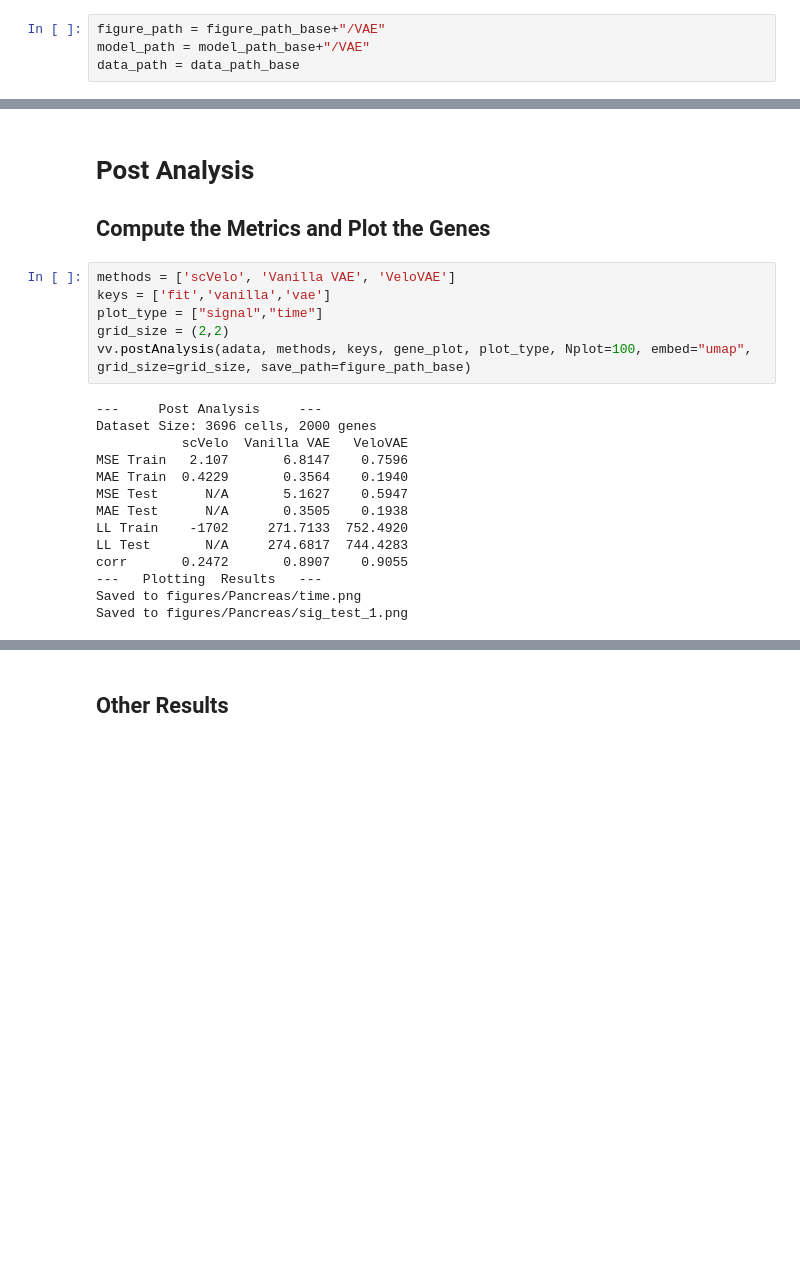
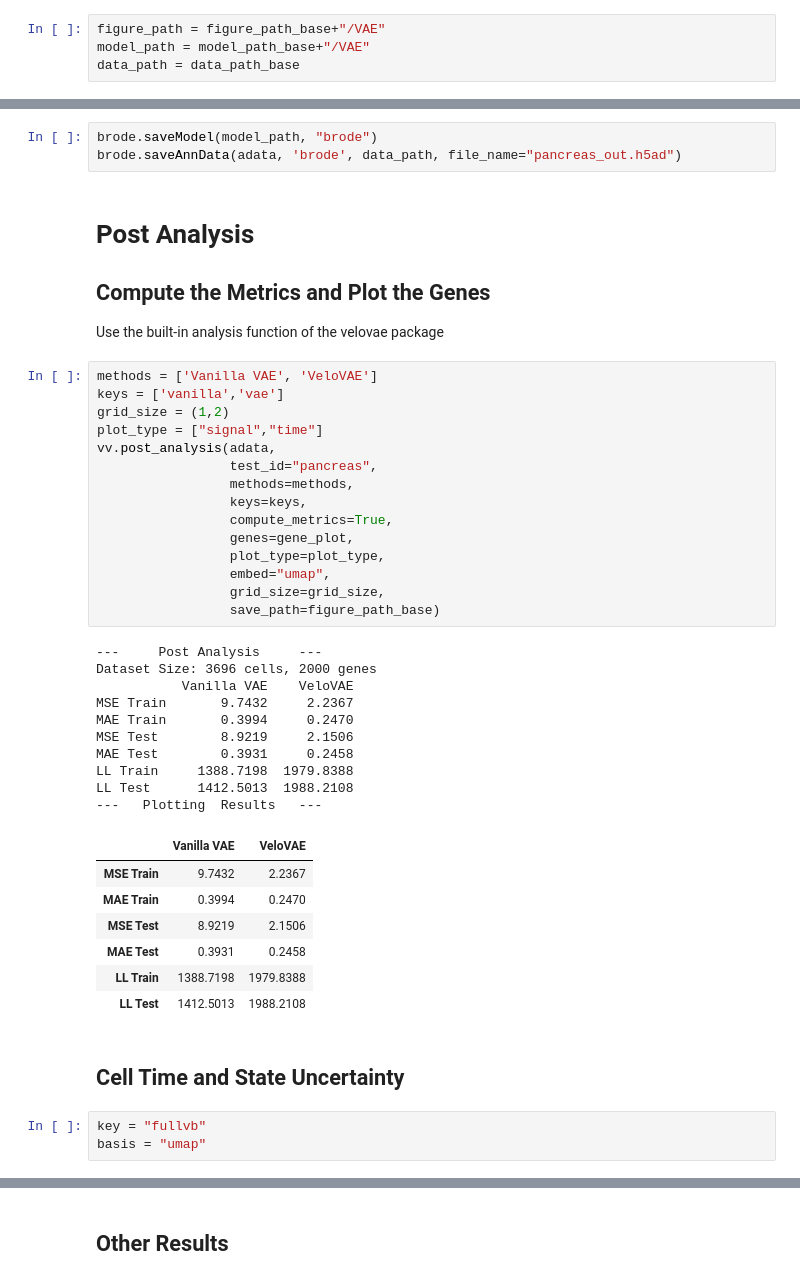
Before and after one commit to welch-lab/VeloVAE, a Jupyter notebook: notebooks/velovae_example.ipynb, the cells around one changed output, grey strips where cells are left out. Drawn from its saved outputs; the diff is of its cells as text; blank space fills up the shorter version.

```diff
--- a/notebooks/velovae_example.ipynb
+++ b/notebooks/velovae_example.ipynb
@@ -209,23 +211,45 @@ with open(figure_path+'/config.txt','w') as f:
+# %%
+brode.saveModel(model_path, "brode")
+brode.saveAnnData(adata, 'brode', data_path, file_name="pancreas_out.h5ad")
 # %% [markdown]
 # Post Analysis
 ## Compute the Metrics and Plot the Genes
+Use the built-in analysis function of the velovae package
 # %%
-methods = ['scVelo', 'Vanilla VAE', 'VeloVAE']
-keys = ['fit','vanilla','vae']
+methods = ['Vanilla VAE', 'VeloVAE']
+keys = ['vanilla','vae']
+grid_size = (1,2)
 plot_type = ["signal","time"]
-grid_size = (2,2)
-vv.postAnalysis(adata, methods, keys, gene_plot, plot_type, Nplot=100, embed="umap", grid_size=grid_size, save_path=figure_path_base)
+vv.post_analysis(adata,
+                 test_id="pancreas",
+                 methods=methods,
+                 keys=keys,
+                 compute_metrics=True,
+                 genes=gene_plot,
+                 plot_type=plot_type,
+                 embed="umap",
+                 grid_size=grid_size,
+                 save_path=figure_path_base)
 # %% [output]
 ---     Post Analysis     ---
 Dataset Size: 3696 cells, 2000 genes
-           scVelo  Vanilla VAE   VeloVAE
-MSE Train   2.107       6.8147    0.7596
-MAE Train  0.4229       0.3564    0.1940
-MSE Test      N/A       5.1627    0.5947
-MAE Test      N/A       0.3505    0.1938
-LL Train    -1702     271.7133  752.4920
-LL Test       N/A     274.6817  744.4283
-corr       0.2472       0.8907    0.9055
+           Vanilla VAE    VeloVAE
+MSE Train       9.7432     2.2367
+MAE Train       0.3994     0.2470
+MSE Test        8.9219     2.1506
+MAE Test        0.3931     0.2458
+LL Train     1388.7198  1979.8388
+LL Test      1412.5013  1988.2108
 ---   Plotting  Results   ---
-Saved to figures/Pancreas/time.png
-Saved to figures/Pancreas/sig_test_1.png
+|  | Vanilla VAE | VeloVAE |
+| MSE Train | 9.7432 | 2.2367 |
+| MAE Train | 0.3994 | 0.2470 |
+| MSE Test | 8.9219 | 2.1506 |
+| MAE Test | 0.3931 | 0.2458 |
+| LL Train | 1388.7198 | 1979.8388 |
+| LL Test | 1412.5013 | 1988.2108 |
+# %% [markdown]
+## Cell Time and State Uncertainty
+# %%
+key = "fullvb"
+basis = "umap"
```
Also changed, not shown: parts of 30 cells of this notebook.
